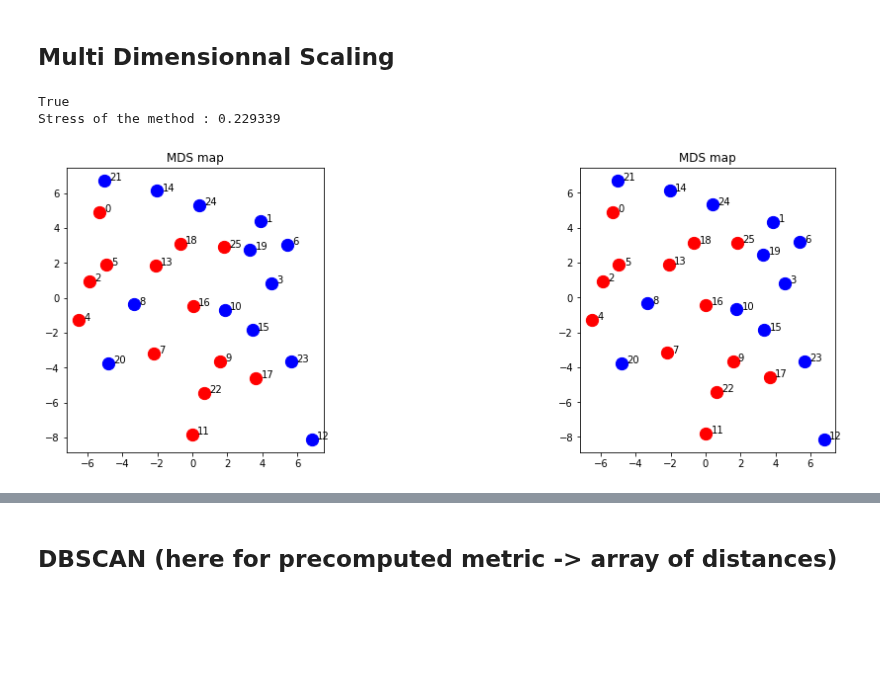
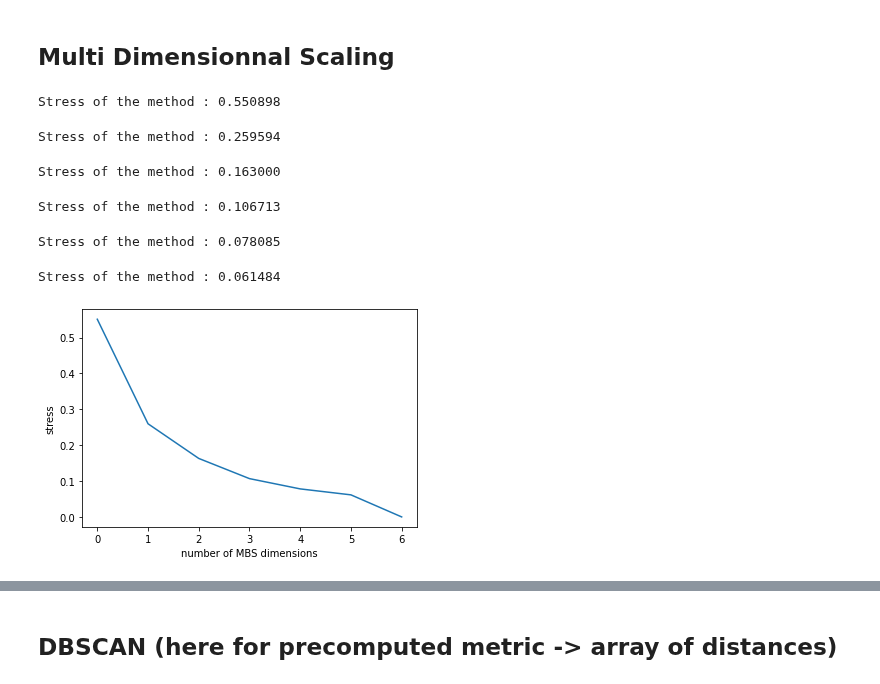
Before and after one commit to alexandremerasli/TFE, a Jupyter notebook: cluster_data.ipynb, the cells around one changed output, grey strips where cells are left out. Saved outputs shown, nothing was run; the diff lists cells and outputs as text; code cells hidden in the pictures; blank space fills up the shorter version.

Commit message:
stress curve + kmeans

```diff
--- a/cluster_data.ipynb
+++ b/cluster_data.ipynb
@@ -49,11 +69,15 @@ plt.show()
 # %%
 condition = np.genfromtxt(os.path.join('condition.csv'),delimiter=',')
 condition = np.array(condition,dtype='int') # Convert into array
+
+condition = removeOutlierVector(condition,12)
+
 narrative = np.where(condition == 0)[0]
 stimulus = np.where(condition == 1)[0]
 # %%
 # Transform matrix into correlation matrix
-if ((matrix == ISC_EEG).all()):
+#if ((matrix == ISC_EEG).all()):
+if (False):
     matrix_norm = np.copy(matrix) / 3
     matrix_cheat = np.copy(matrix)
     for i in range(len(matrix)):
@@ -559,11 +581,16 @@ class MDS(BaseEstimator):
 # %%
 #from sklearn import manifold
 
-def computeMDSCoordinate(n_comp):
-    mds = MDS(n_components=n_comp,random_state=1,normalize=True,eps=1e-10)
+def computeMDSCoordinate(n_comp,metric=True):
+    mds = MDS(n_components=n_comp,random_state=1,normalize=True,eps=1e-10,metric=metric)
     mds.fit(matrix_dist)
     points = mds.embedding_
     stress = mds.stress_
+    '''
+    Stress-1 that according to Kruskal (1964, p. 3) has more or less
+    the following interpretation: value 0 indicates perfect fit,
+    0.025 excellent, 0.05 good, 0.1 fair and 0.2 poor.
+    '''
     print("Stress of the method : %f" %stress)
 
     '''
@@ -571,7 +598,7 @@ def computeMDSCoordinate(n_comp):
     for i in range(n_comp):
         points[:,i] = (points[:,i] - np.mean(points[:,i])) / np.std(points[:,i])
     '''
-    return points
+    return points, stress
 # %%
 from sklearn import manifold
 
@@ -590,39 +617,46 @@ def mdsScikit(n_comp):
 # %%
 from sklearn.decomposition import PCA
 
 def transformPoints(points):
     pca = PCA(n_components=2)
-    return pca.fit_transform(points)
+    points = pca.fit_transform(points)
     print("%f variance explained when plotting" %sum(pca.explained_variance_ratio_[:2]))
+    return points
 
-def plotMdsPoints(points,ax):
+def plotMdsPoints(points,projection=False):
 
-
-    #points = transformPoints(points)
+    ax = plt.axes([1.2,0,1,1])
+    ax.set_aspect(aspect='equal')
+    if (projection):
+        points = transformPoints(points)
 
     for i in range(len(condition)):
         if (condition[i] == 0):
             color = 'blue'
         else:
             color = 'red'
         ax.annotate(i,(points[i,0],points[i,1]),xytext=(points[i,0]+0.3,points[i,1]))
 
     plt.scatter(points[narrative,0],points[narrative,1],color='red',s=150)
     plt.scatter(points[stimulus,0],points[stimulus,1],color='blue',s=150)
 
     plt.title('MDS map')
-    #plt.show()
 
+# Find best MDS dimension
+stress = np.zeros((int(N/4)+1,1))
+for i in range(1,int(N/4)+1):
+    points,stress[i-1] = computeMDSCoordinate(i)
 
-points = mdsScikit(2)
-ax = plt.axes([0,0,1,1])
-ax.set_aspect(aspect='equal')
-plotMdsPoints(points,ax)
-ax = plt.axes([1.2,0,1,1])
-ax.set_aspect(aspect='equal')
-points = computeMDSCoordinate(2)
-plotMdsPoints(points,ax)
+plt.plot(stress)
+plt.xlabel("number of MBS dimensions")
+plt.ylabel("stress")
+
+mdsDim = 4
 # %% [output]
-True
-Stress of the method : 0.229339
+Stress of the method : 0.550898
+Stress of the method : 0.259594
+Stress of the method : 0.163000
+Stress of the method : 0.106713
+Stress of the method : 0.078085
+Stress of the method : 0.061484
-[figure, old version]
+[figure, new version]
```
Also changed, not shown: parts of 17 cells of this notebook.
